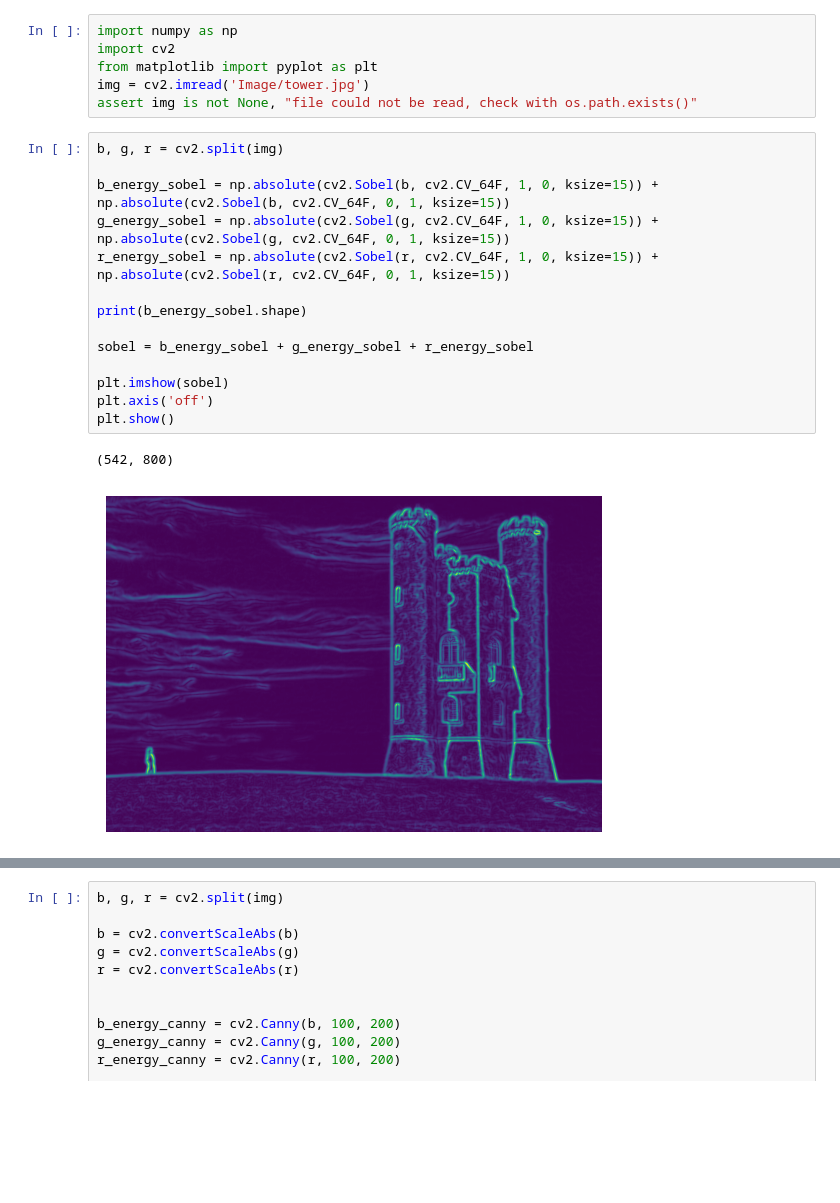
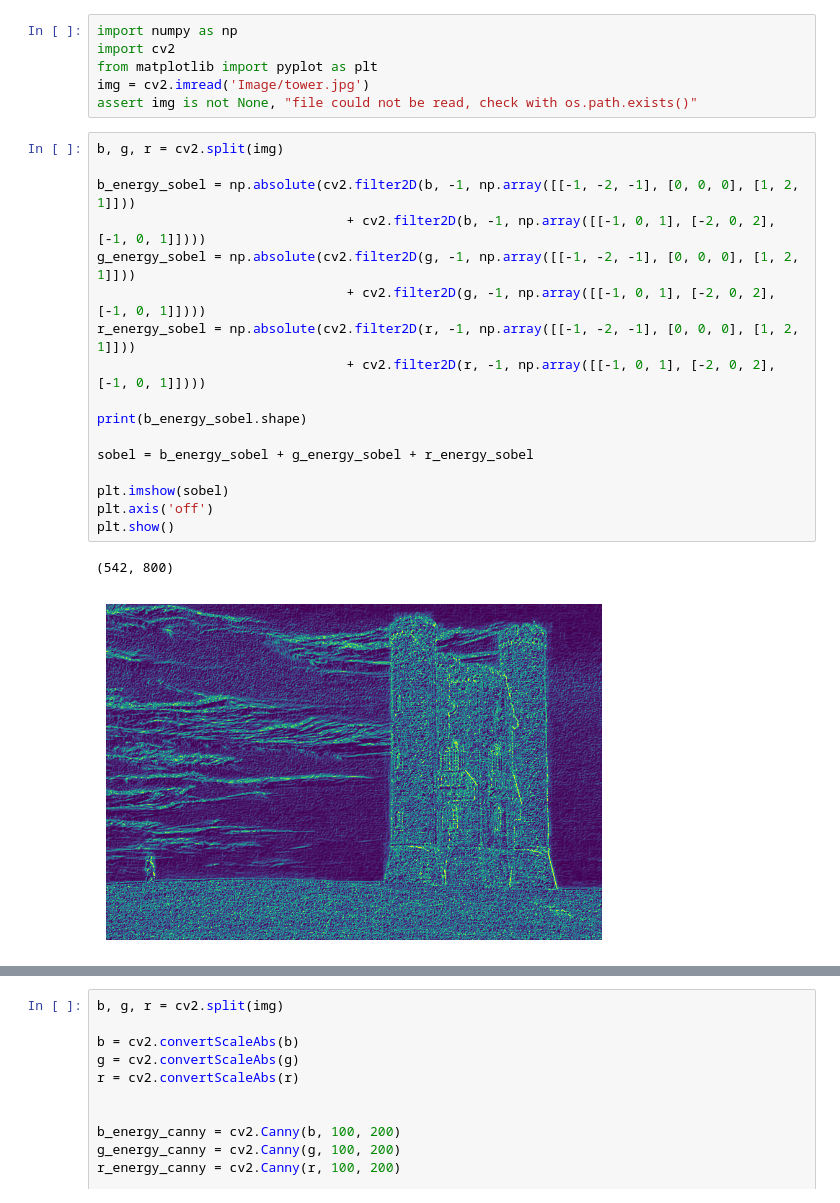
Before and after one commit to Siddhu2502/fluidimageresizing, a Jupyter notebook: traialstuff.ipynb, the cells around one changed output, grey strips where cells are left out. Drawn from its saved outputs; the diff is of its cells as text; blank space fills up the shorter version.

```diff
--- a/traialstuff.ipynb
+++ b/traialstuff.ipynb
@@ -7,20 +7,23 @@ assert img is not None, "file could not be read, check with os.path.exists()"
 # %%
 b, g, r = cv2.split(img)
 
-b_energy_sobel = np.absolute(cv2.Sobel(b, cv2.CV_64F, 1, 0, ksize=15)) + np.absolute(cv2.Sobel(b, cv2.CV_64F, 0, 1, ksize=15))
-g_energy_sobel = np.absolute(cv2.Sobel(g, cv2.CV_64F, 1, 0, ksize=15)) + np.absolute(cv2.Sobel(g, cv2.CV_64F, 0, 1, ksize=15))
-r_energy_sobel = np.absolute(cv2.Sobel(r, cv2.CV_64F, 1, 0, ksize=15)) + np.absolute(cv2.Sobel(r, cv2.CV_64F, 0, 1, ksize=15))
+b_energy_sobel = np.absolute(cv2.filter2D(b, -1, np.array([[-1, -2, -1], [0, 0, 0], [1, 2, 1]]))
+                                + cv2.filter2D(b, -1, np.array([[-1, 0, 1], [-2, 0, 2], [-1, 0, 1]])))
+g_energy_sobel = np.absolute(cv2.filter2D(g, -1, np.array([[-1, -2, -1], [0, 0, 0], [1, 2, 1]]))
+                                + cv2.filter2D(g, -1, np.array([[-1, 0, 1], [-2, 0, 2], [-1, 0, 1]])))
+r_energy_sobel = np.absolute(cv2.filter2D(r, -1, np.array([[-1, -2, -1], [0, 0, 0], [1, 2, 1]]))
+                                + cv2.filter2D(r, -1, np.array([[-1, 0, 1], [-2, 0, 2], [-1, 0, 1]])))
 
 print(b_energy_sobel.shape)
 
 sobel = b_energy_sobel + g_energy_sobel + r_energy_sobel
 
 plt.imshow(sobel)
 plt.axis('off')
 plt.show()
 # %% [output]
 (542, 800)
-[figure, old version]
+[figure, new version]
 # %%
 b,g,r = cv2.split(img)
 
```
Also changed, not shown: parts of 4 cells of this notebook, 41 other files.
